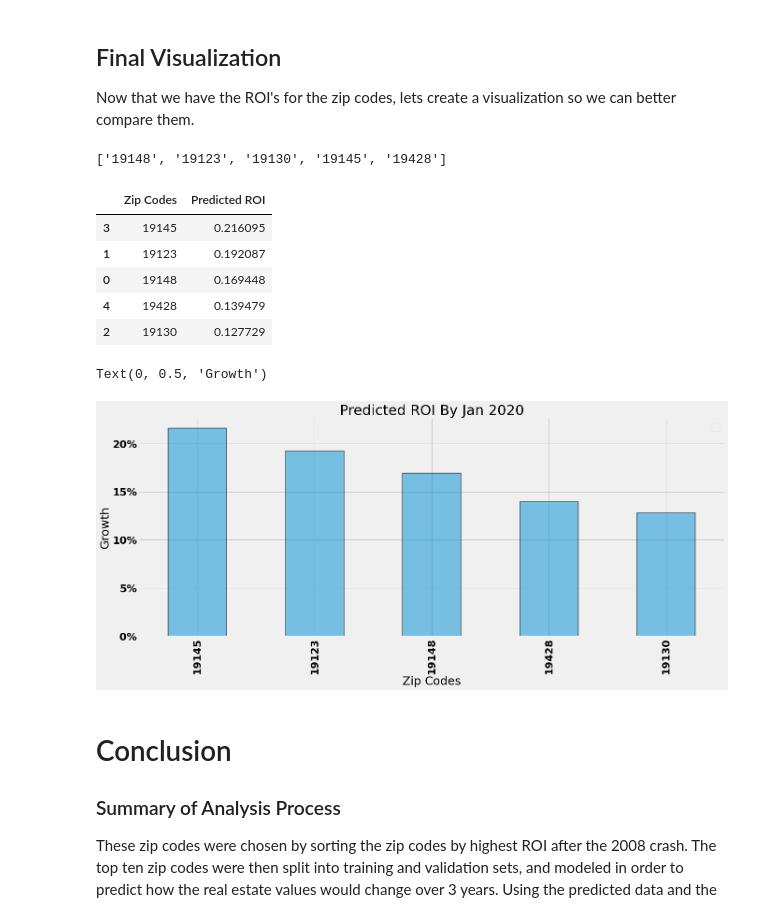
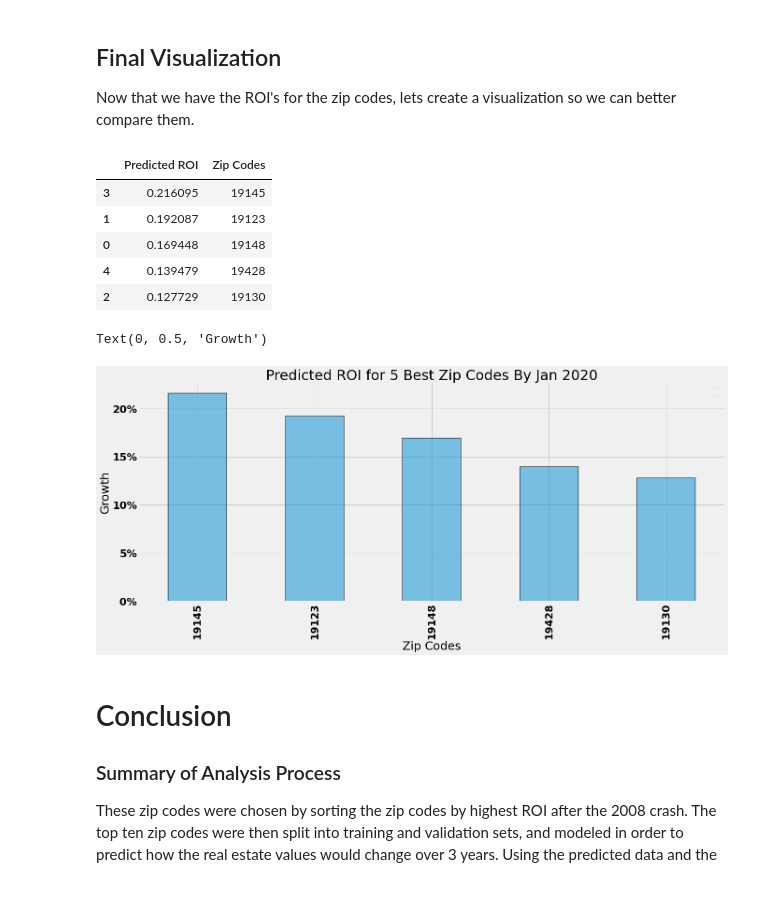
Before and after one commit to sanderlin2013/Zillow-Timeseries-Project, a Jupyter notebook: notebook.ipynb, the cells around one changed output. Drawn from its saved outputs; the diff is of its cells as text; code cells hidden in the pictures.

```diff
--- a/notebook.ipynb
+++ b/notebook.ipynb
@@ -776,30 +789,33 @@ final_zip = []
 for zipcode in top_5_rmses:
     final_zip.append(zipcode['zip_code'])
 
+#creating a DataFrame for predicted ROI and zipcodes
+zip_df = pd.DataFrame(roi_list, columns =['Predicted ROI'])
+zip_df['Zip Codes'] = final_zip
+
 # sorting DataFrame by highest ROI
 zip_df.sort_values('Predicted ROI', axis=0, ascending=False, inplace=True)
 zip_df
 # %% [output]
-['19148', '19123', '19130', '19145', '19428']
-|  | Zip Codes | Predicted ROI |
-| 3 | 19145 | 0.216095 |
-| 1 | 19123 | 0.192087 |
-| 0 | 19148 | 0.169448 |
-| 4 | 19428 | 0.139479 |
-| 2 | 19130 | 0.127729 |
+|  | Predicted ROI | Zip Codes |
+| 3 | 0.216095 | 19145 |
+| 1 | 0.192087 | 19123 |
+| 0 | 0.169448 | 19148 |
+| 4 | 0.139479 | 19428 |
+| 2 | 0.127729 | 19130 |
 # %%
 # Visualization of ROI for the 5 best zip codes
 
 ax = zip_df.plot.bar(x='Zip Codes', y='Predicted ROI', figsize=(
     20, 8), alpha=0.5, edgecolor="black", linewidth=2)
-plt.title("Predicted ROI By Jan 2020", fontsize=30)
+plt.title("Predicted ROI for 5 Best Zip Codes By Jan 2020", fontsize=30)
 plt.legend('')
 ax.set_yticklabels(["0%", "5%", "10%", "15%", "20%"])
 plt.xlabel('Zip Codes', fontsize=25)
 plt.ylabel('Growth', fontsize=25)
 # %% [output]
 Text(0, 0.5, 'Growth')
-[figure, old version]
+[figure, new version]
 # %% [markdown]
 # Conclusion
 
```
Also changed, not shown: parts of 4 cells of this notebook, 1 other file.
